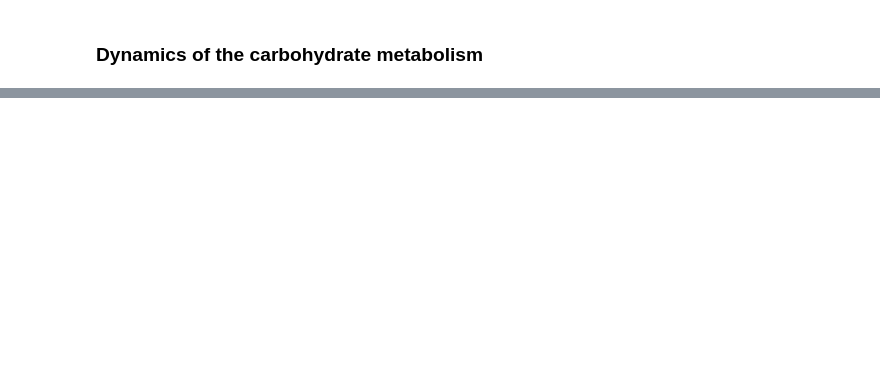
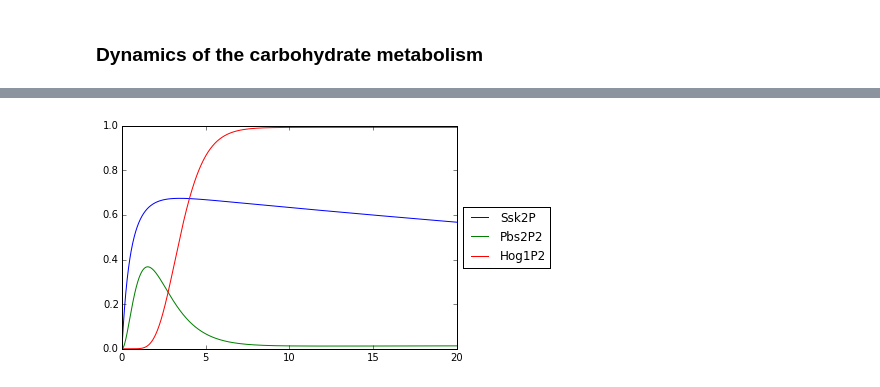
Before and after one commit to karinsasaki/biomath-modelling-with-python, a Jupyter notebook: Modelling signalling transduction.ipynb, the cells around one changed output, grey strips where cells are left out. Drawn from its saved outputs; the diff is of its cells as text; code cells hidden in the pictures; blank space fills up the shorter version.

```diff
--- a/Modelling signalling transduction.ipynb
+++ b/Modelling signalling transduction.ipynb
@@ -758,0 +1144,96 @@ Run with full_output = 1 to get quantitative information.
+# %%
+# import modules and libraries
+import numpy as np
+from scipy.integrate import odeint
+import matplotlib.pyplot as plt
+%matplotlib inline
+
+# Parameters
+k0 = 1.2
+k1 = 1.438
+k2 = 1.438
+k3 = 1.438
+k4 = 1.438
+k5 = 1.438
+k1m = 0.011
+k2m = 0.011
+k3m = 0.011
+k4m = 0.011
+k5m = 0.011
+
+params = (k0, k1, k1m, k2, k2m, k3, k3m, k4, k4m, k5, k5m)
+
+# Initial conditions
+Ssk1_0 = 1
+Ssk2_0 = 1
+Ssk2P_0 = 0
+Pbs2_0 = 1
+Pbs2P_0 = 0
+Pbs2P2_0 = 0
+Hog1_0 = 1
+Hog1P_0 = 0
+Hog1P2_0 = 0
+
+ini = (Ssk1_0, Ssk2P_0, Pbs2P_0, Hog1P_0, Ssk2_0, Pbs2_0, Hog1_0, Pbs2P2_0, Hog1P2_0)
+
+# time
+dt = 0.01
+t = np.arange(0,20,dt)
+
+
+# ODE system (in format used for odeint)
+def myODE(init,t,params):
+
+    k0, k1, k1m, k2, k2m, k3, k3m, k4, k4m, k5, k5m = params
+
+    Ssk1, Ssk2P, Pbs2P, Hog1P, Ssk2, Pbs2, Hog1, Pbs2P2, Hog1P2 = init
+
+    # rates
+    v0 = k0*Ssk1
+    v1 = k1*Ssk2*Ssk1
+    v1m = k1m*Ssk2P
+    v2 = k2*Pbs2*Ssk2P
+    v2m = k2m*Pbs2P
+    v3 = k3*Pbs2P*Ssk2P
+    v3m = k3m*Pbs2P2
+    v4 = k4*Hog1*Pbs2P2
+    v4m = k4m*Hog1P
+    v5 = k5*Hog1P*Pbs2P2
+    v5m = k5m*Hog1P2
+
+    # equations
+    dSsk1 = -v0
+    dSsk2 = -v1 + v1m
+    dSsk2P = v1 - v1m
+    dPbs2 = -v2 + v2m
+    dPbs2P = v2 - v2m - v3 + v3m
+    dPbs2P2 = v3 - v3m
+    dHog1 = -v4 + v4m
+    dHog1P = v4 - v4m - v5 + v5m
+    dHog1P2 = v5 - v5m
+
+    return (dSsk1, dSsk2P, dPbs2P, dHog1P, dSsk2, dPbs2, dHog1, dPbs2P2, dHog1P2)
+
+# Solve using odeint
+solution = odeint(myODE,ini,t,args=(params,))
+tSsk1 = solution[:,0]
+tSsk2P = solution[:,1]
+tPbs2P = solution[:,2]
+tHog1P = solution[:,3]
+tSsk2 = solution[:,4]
+tPbs2 = solution[:,5]
+tHog1 = solution[:,6]
+tPbs2P2 = solution[:,7]
+tHog1P2 = solution[:,8]
+
+# Show over time
+fig, ax = plt.subplots()
+#ax.plot(t, tSsk1, label='Ssk1')
+ax.plot(t, tSsk2P, label='Ssk2P')
+ax.plot(t, tPbs2P, label='Pbs2P2')
+#ax.plot(t, tHog1, label='Hog1')
+ax.plot(t, tHog1P2, label='Hog1P2')
+legend = ax.legend(loc='center left', bbox_to_anchor=(1, 0.5))
+plt.show()
+# %% [output]
+[figure, added]
```
Also changed, not shown: parts of 19 cells of this notebook, 34 other files.
